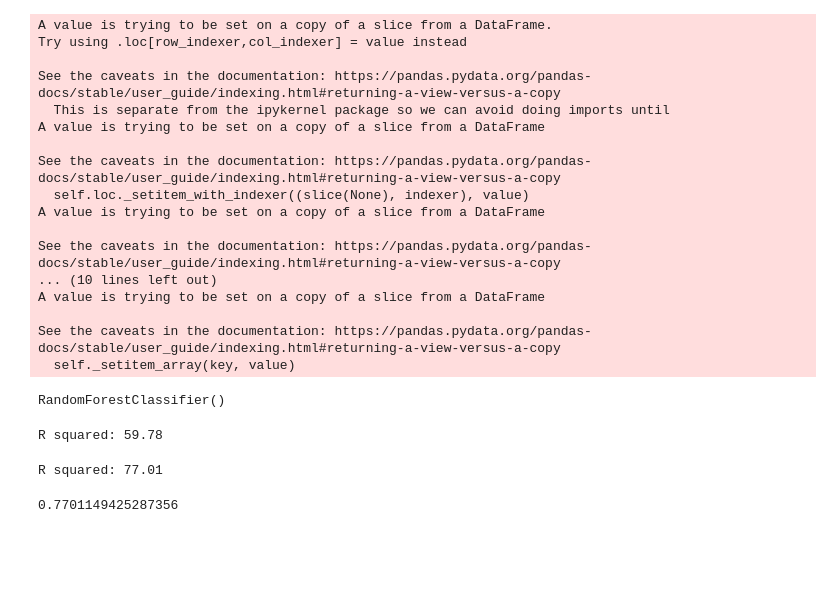
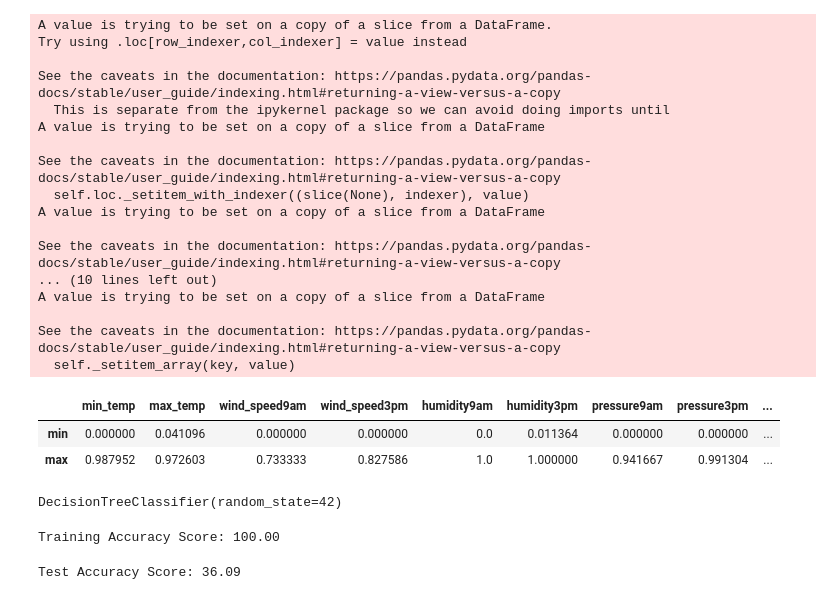
Before and after one commit to ancheypeng/cs4701, a Jupyter notebook: random_forest.ipynb, the cells around one changed output. Cells and saved outputs as stored; diff of their text form; code cells hidden in the pictures; blank space fills up the shorter version.

```diff
--- a/random_forest.ipynb
+++ b/random_forest.ipynb
@@ -106,16 +159,16 @@ train, validate, test = \
                        [int(.6*len(df)), int(.8*len(df))])
 # %%
 input_cols = [
-                # 'min_temp',
-                # 'max_temp',
-                # 'wind_speed9am',
-                # 'wind_speed3pm',
-                # 'humidity9am',
-                # 'humidity3pm',
-                # 'pressure9am',
-                # 'pressure3pm',
-                # 'temp9am',
-                # 'temp3pm',
+                'min_temp',
+                'max_temp',
+                'wind_speed9am',
+                'wind_speed3pm',
+                'humidity9am',
+                'humidity3pm',
+                'pressure9am',
+                'pressure3pm',
+                'temp9am',
+                'temp3pm',
                 'rainfall']
 # %%
 x_val = validate[input_cols]
@@ -156,23 +210,26 @@ A value is trying to be set on a copy of a slice from a DataFrame
 
 See the caveats in the documentation: https://pandas.pydata.org/pandas-docs/stable/user_guide/indexing.html#returning-a-view-versus-a-copy
   self._setitem_array(key, value)
+# %%
+x_val.describe().loc[['min', 'max']]
+# %% [output]
+|  | min_temp | max_temp | wind_speed9am | wind_speed3pm | humidity9am | humidity3pm | pressure9am | pressure3pm | ... |
+| min | 0.000000 | 0.041096 | 0.000000 | 0.000000 | 0.0 | 0.011364 | 0.000000 | 0.000000 | ... |
+| max | 0.987952 | 0.972603 | 0.733333 | 0.827586 | 1.0 | 1.000000 | 0.941667 | 0.991304 | ... |
 # %%
-model = RandomForestClassifier(n_estimators = 100)
-# model = DecisionTreeClassifier(random_state=42)
+# model = RandomForestClassifier(n_estimators = 100)
+model = DecisionTreeClassifier(random_state=42)
 model.fit(x_train_resampled, y_train_resampled)
+# model.fit(x_train, y_train)
 # %% [output]
-RandomForestClassifier()
+DecisionTreeClassifier(random_state=42)
 # %%
 y_pred = model.predict(x_test)
 # %%
-print('R squared: {:.2f}'.format(model.score(x_train_resampled,y_train_resampled)*100)) #train
+print('Training Accuracy Score: {:.2f}'.format(model.score(x_train_resampled,y_train_resampled)*100)) #train
 # %% [output]
-R squared: 59.78
+Training Accuracy Score: 100.00
 # %%
-print('R squared: {:.2f}'.format(model.score(x_test,y_test)*100)) #test
+print('Test Accuracy Score: {:.2f}'.format(model.score(x_test,y_test)*100)) #train
 # %% [output]
-R squared: 77.01
+Test Accuracy Score: 36.09
-# %%
-metrics.accuracy_score(y_test, y_pred)
-# %% [output]
-0.7701149425287356
```
Also changed, not shown: parts of 10 cells of this notebook.
